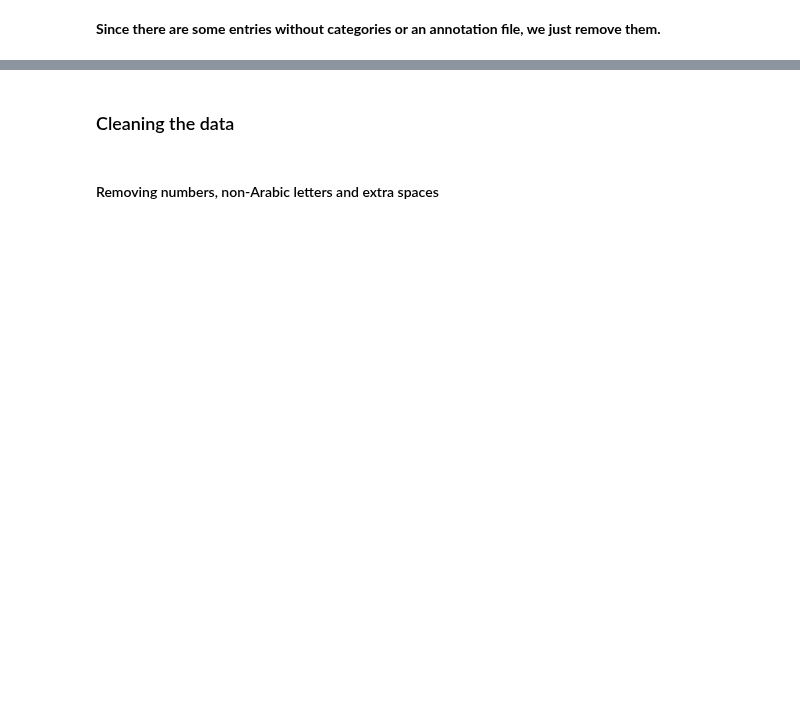
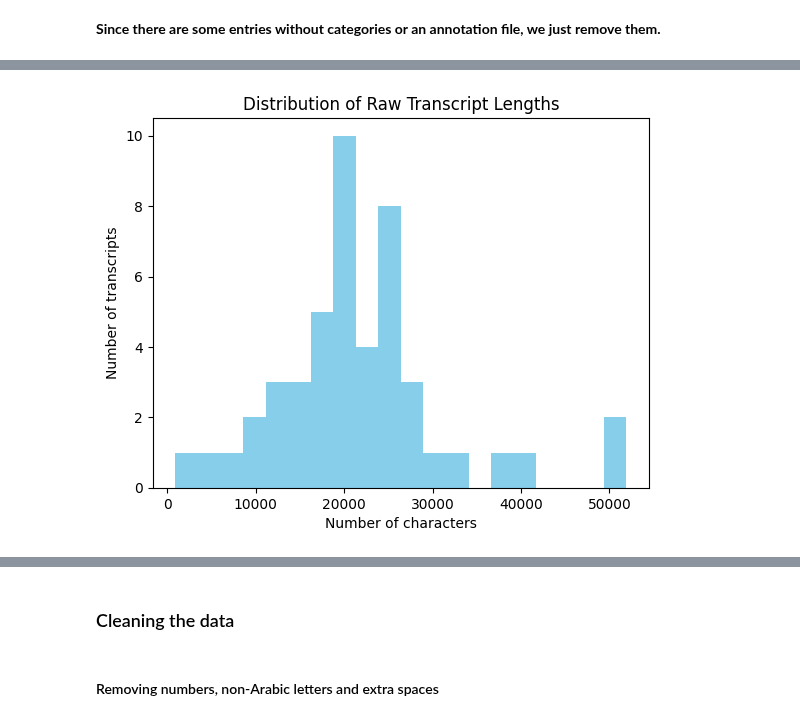
Before and after one commit to ahmedlabib02/Nlp-project, a Jupyter notebook: Nlp_project.ipynb, the cells around one changed output, grey strips where cells are left out. Cells and saved outputs as stored; diff of their text form; code cells hidden in the pictures; blank space fills up the shorter version.

```diff
--- a/Nlp_project.ipynb
+++ b/Nlp_project.ipynb
@@ -116,4 +180,4 @@ Counter({'Education': 26, 'People & Blogs': 17, 'Comedy': 4})
 # %% [markdown]
 **Since there are some entries without categories or an annotation file, we just remove them.**
 # %%
-df = df[df['category']!= None]
+df = df[df['category'].notna()]
@@ -125,0 +186,3 @@ print(df.shape)
+# %%
+df['raw_length'] = df['transcript'].apply(len)
+print(df['raw_length'].describe())
@@ -125,0 +199,10 @@ print(df.shape)
+# %%
+import matplotlib.pyplot as plt
+
+plt.hist(df['raw_length'], bins=20, color='skyblue')
+plt.xlabel("Number of characters")
+plt.ylabel("Number of transcripts")
+plt.title("Distribution of Raw Transcript Lengths")
+plt.show()
+# %% [output]
+[figure, added]
```
Also changed, not shown: parts of 48 cells of this notebook.
